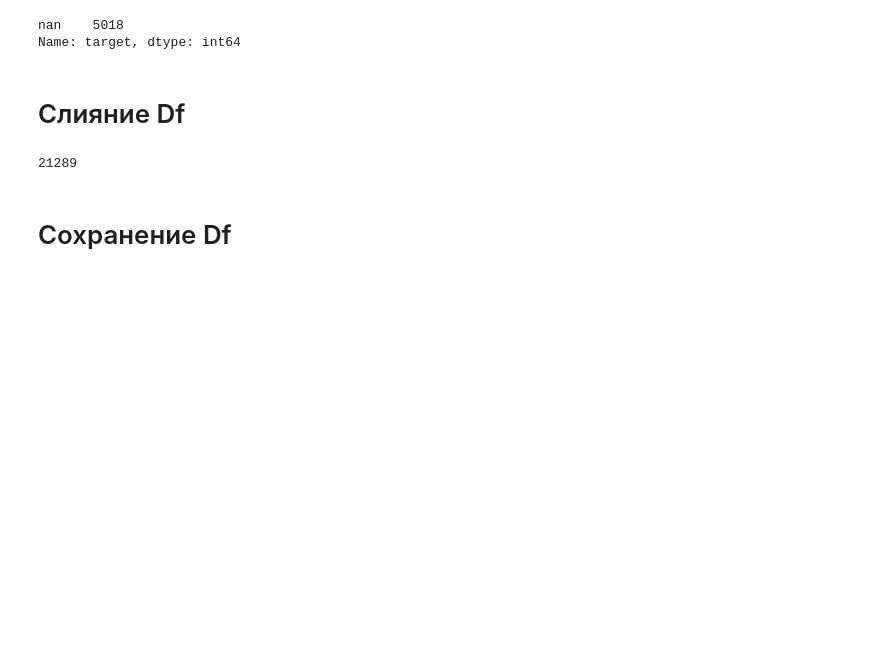
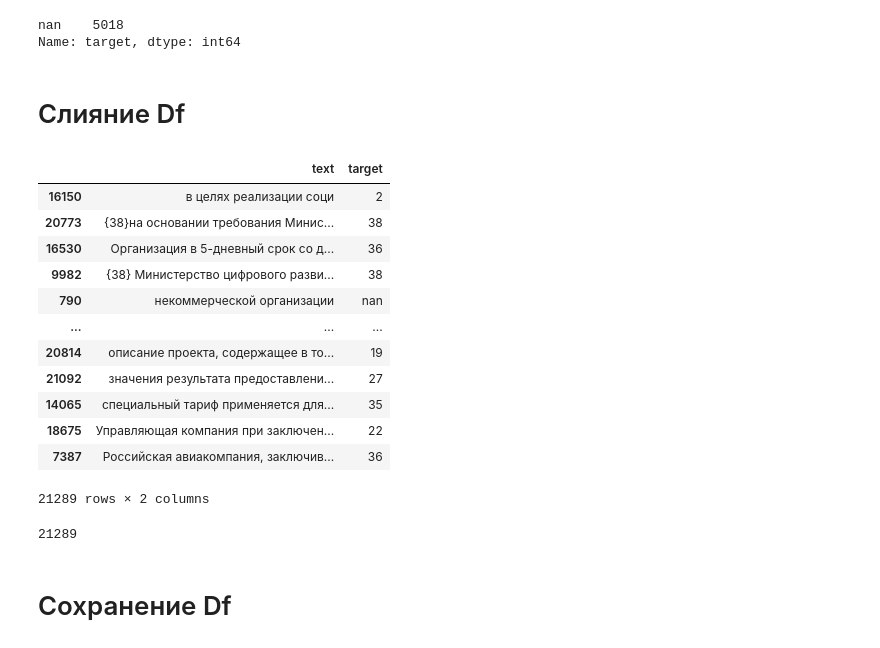
Before and after one commit to Buttee-bit/digital-breakthrough, a Jupyter notebook: Notebook_.ipynb, the cells around one changed output. Saved outputs shown, nothing was run; the diff lists cells and outputs as text; code cells hidden in the pictures; blank space fills up the shorter version.

```diff
--- a/Notebook_.ipynb
+++ b/Notebook_.ipynb
@@ -59,7 +59,6 @@ def get_all_paragrah_target(list_doc):
     str_falsee = "{"
     dict_non_targe = {}
     dict_text_target = {}
-    len_doc = len(list_doc)
     count = 0
     for doc in list_doc:
         print(count+1)
@@ -81,10 +80,6 @@ def get_all_paragrah_target(list_doc):
 
 
     return dict_text_target,dict_non_targe
-# %%
-path =r'C:\Users\79219\Desktop\digital_xakaton\document'
-# %%
-path = os.chdir(path)
 # %%
 %%time
 dict_text_target,dict_nan_target  = get_all_paragrah_target(path)
@@ -161,6 +156,22 @@ Name: target, dtype: int64
 df_append = df_non_target.append(df_target, ignore_index=True)
 # %%
 df_append = df_append.sample(frac=1)
+# %%
+df_append
+# %% [output]
+|  | text | target |
+| 16150 | в целях реализации соци | 2 |
+| 20773 | {38}на основании требования Минис... | 38 |
+| 16530 | Организация в 5-дневный срок со д... | 36 |
+| 9982 | {38} Министерство цифрового разви... | 38 |
+| 790 | некоммерческой организации | nan |
+| ... | ... | ... |
+| 20814 | описание проекта, содержащее в то... | 19 |
+| 21092 | значения результата предоставлени... | 27 |
+| 14065 | специальный тариф применяется для... | 35 |
+| 18675 | Управляющая компания при заключен... | 22 |
+| 7387 | Российская авиакомпания, заключив... | 36 |
+21289 rows × 2 columns
 # %%
 df_append['target'].value_counts()[:].sum()
 # %% [output]
```
Also changed, not shown: parts of 62 cells of this notebook.
